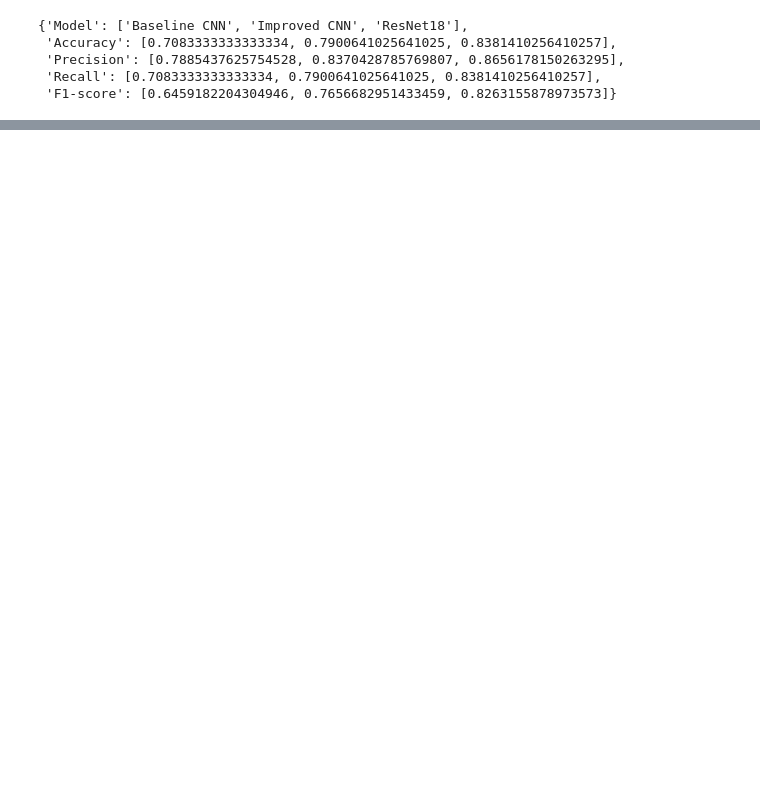
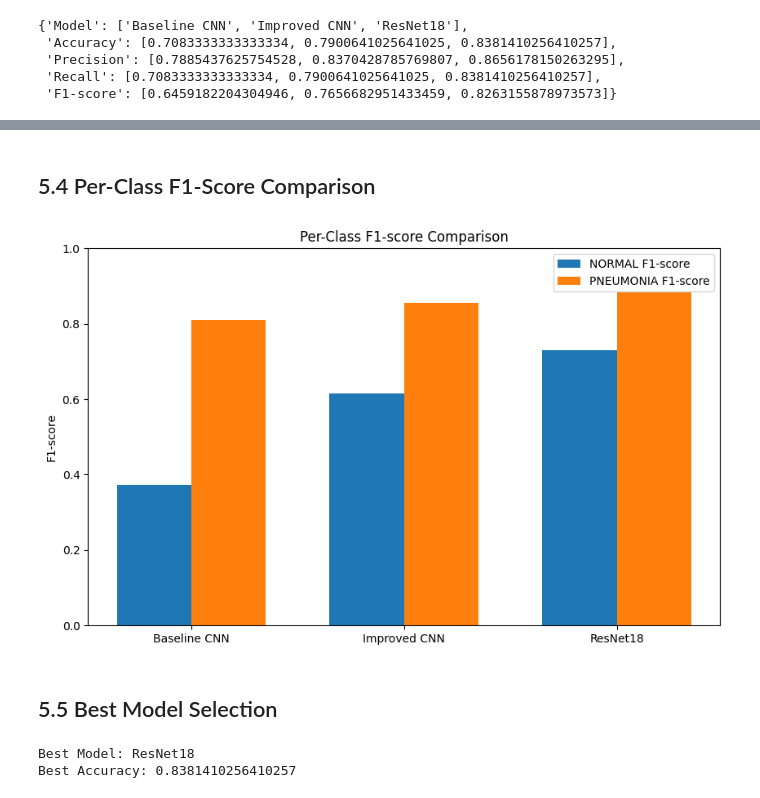
Before and after one commit to sanjelprashid/computer-vision-pneumonia-detection, a Jupyter notebook: pneumonia_detection.ipynb, the cells around one changed output, grey strips where cells are left out. Saved outputs shown, nothing was run; the diff lists cells and outputs as text; code cells hidden in the pictures; blank space fills up the shorter version.

```diff
--- a/pneumonia_detection.ipynb
+++ b/pneumonia_detection.ipynb
@@ -969,0 +993,60 @@ Best Accuracy: 0.8381410256410257
+# %% [markdown]
+## 5.4 Per-Class F1-Score Comparison
+# %%
+baseline_report = classification_report(all_labels, all_predictions, target_names=class_names, output_dict=True)
+improved_report = classification_report(improved_labels, improved_predictions, target_names=class_names, output_dict=True)
+resnet_report = classification_report(resnet_labels, resnet_predictions, target_names=class_names, output_dict=True)
+
+normal_f1_scores = [
+    baseline_report["NORMAL"]["f1-score"],
+    improved_report["NORMAL"]["f1-score"],
+    resnet_report["NORMAL"]["f1-score"]
+]
+
+pneumonia_f1_scores = [
+    baseline_report["PNEUMONIA"]["f1-score"],
+    improved_report["PNEUMONIA"]["f1-score"],
+    resnet_report["PNEUMONIA"]["f1-score"]
+]
+
+x = np.arange(len(models_list))
+width = 0.35
+
+plt.figure(figsize=(10, 6))
+plt.bar(x - width / 2, normal_f1_scores, width, label="NORMAL F1-score")
+plt.bar(x + width / 2, pneumonia_f1_scores, width, label="PNEUMONIA F1-score")
+
+plt.xticks(x, models_list)
+plt.ylabel("F1-score")
+plt.title("Per-Class F1-score Comparison")
+plt.ylim(0, 1)
+plt.legend()
+plt.show()
+# %% [output]
+[figure, added]
+# %% [markdown]
+## 5.5 Best Model Selection
+# %%
+best_accuracy = max(
+    baseline_accuracy,
+    improved_accuracy,
+    resnet_accuracy
+)
+
+if best_accuracy == baseline_accuracy:
+    best_model_name = "Baseline CNN"
+    best_model = baseline_model
+
+elif best_accuracy == improved_accuracy:
+    best_model_name = "Improved CNN"
+    best_model = improved_model
+
+else:
+    best_model_name = "ResNet18"
+    best_model = resnet_model
+
+print("Best Model:", best_model_name)
+print("Best Accuracy:", best_accuracy)
+# %% [output]
+Best Model: ResNet18
+Best Accuracy: 0.8381410256410257
```
Also changed, not shown: parts of 46 cells of this notebook.
